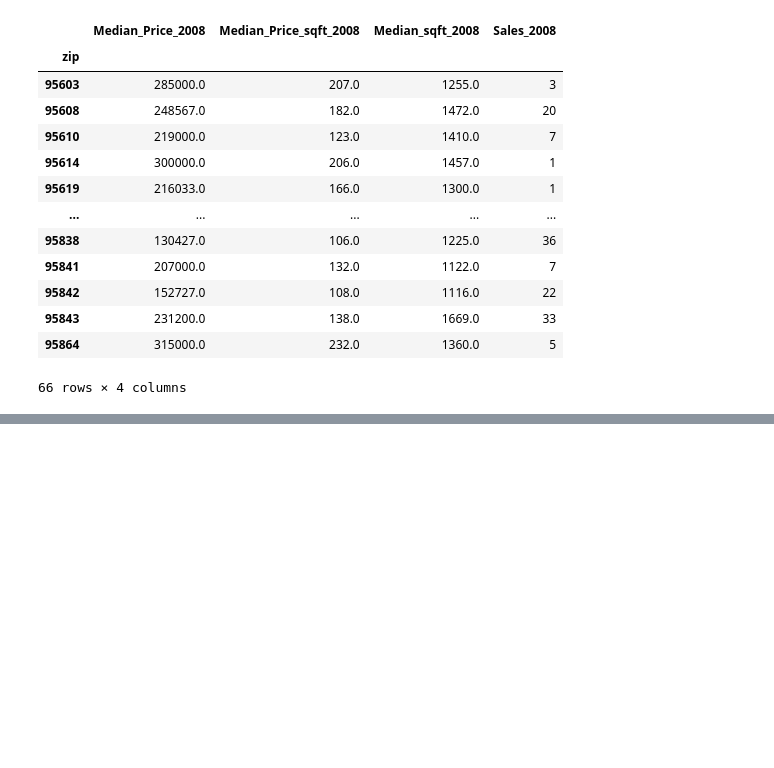
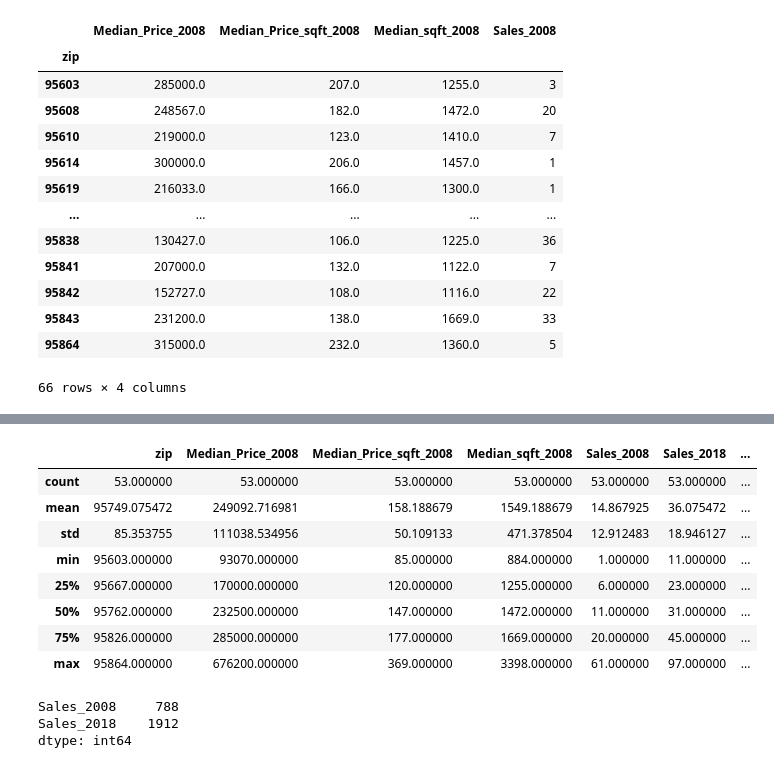
Before and after one commit to ramses93/Cleaning-Up-Sacramento, a Jupyter notebook: transformation.ipynb, the cells around one changed output, grey strips where cells are left out. Drawn from its saved outputs; the diff is of its cells as text; code cells hidden in the pictures; blank space fills up the shorter version.

Commit message:
analysis completed on combined df

```diff
--- a/victor.ipynb
+++ b/transformation.ipynb
@@ -170,3 +170,21 @@ display(combined_stats)
 | 52 | 95864 | 315000.0 | 232.0 | 1360.0 | 5 | Sacramento | 31 | ... |
 # %%
 combined_stats.to_csv('Data/zipcode_medians_combined.csv')
+# %%
+combined_stats.describe()
+# %% [output]
+|  | zip | Median_Price_2008 | Median_Price_sqft_2008 | Median_sqft_2008 | Sales_2008 | Sales_2018 | ... |
+| count | 53.000000 | 53.000000 | 53.000000 | 53.000000 | 53.000000 | 53.000000 | ... |
+| mean | 95749.075472 | 249092.716981 | 158.188679 | 1549.188679 | 14.867925 | 36.075472 | ... |
+| std | 85.353755 | 111038.534956 | 50.109133 | 471.378504 | 12.912483 | 18.946127 | ... |
+| min | 95603.000000 | 93070.000000 | 85.000000 | 884.000000 | 1.000000 | 11.000000 | ... |
+| 25% | 95667.000000 | 170000.000000 | 120.000000 | 1255.000000 | 6.000000 | 23.000000 | ... |
+| 50% | 95762.000000 | 232500.000000 | 147.000000 | 1472.000000 | 11.000000 | 31.000000 | ... |
+| 75% | 95826.000000 | 285000.000000 | 177.000000 | 1669.000000 | 20.000000 | 45.000000 | ... |
+| max | 95864.000000 | 676200.000000 | 369.000000 | 3398.000000 | 61.000000 | 97.000000 | ... |
+# %%
+combined_stats[['Sales_2008','Sales_2018']].sum()
+# %% [output]
+Sales_2008     788
+Sales_2018    1912
+dtype: int64
```
